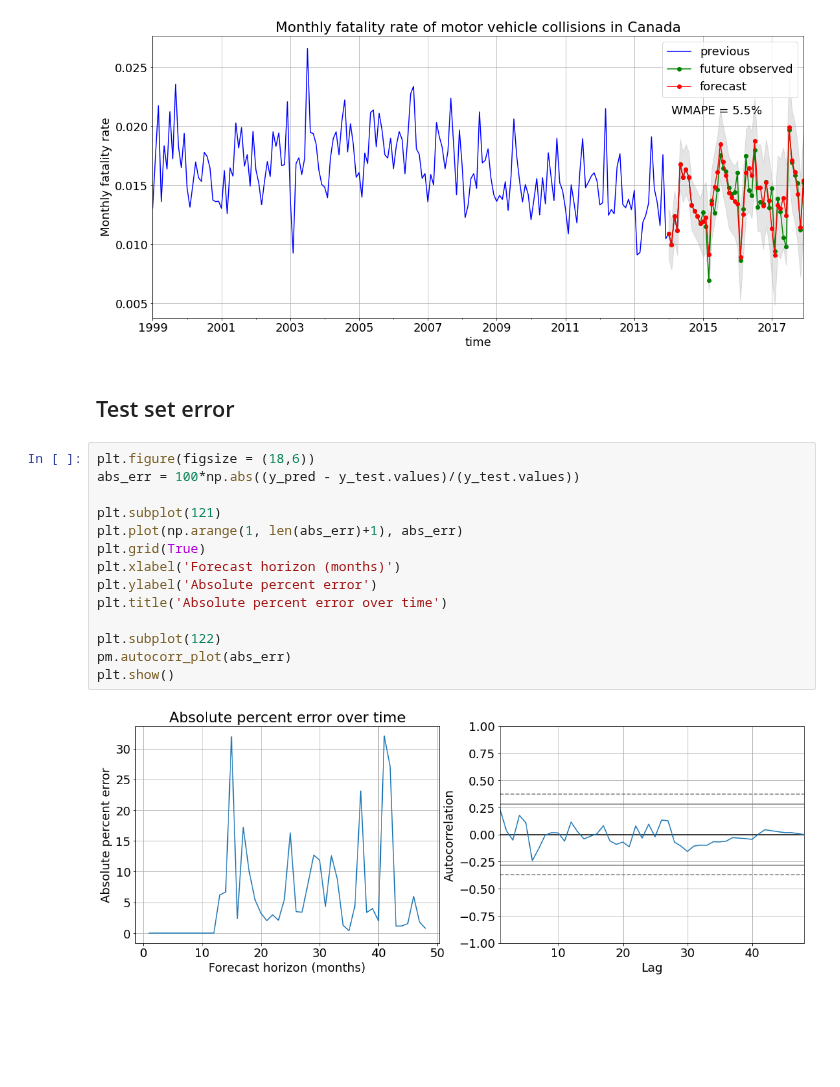
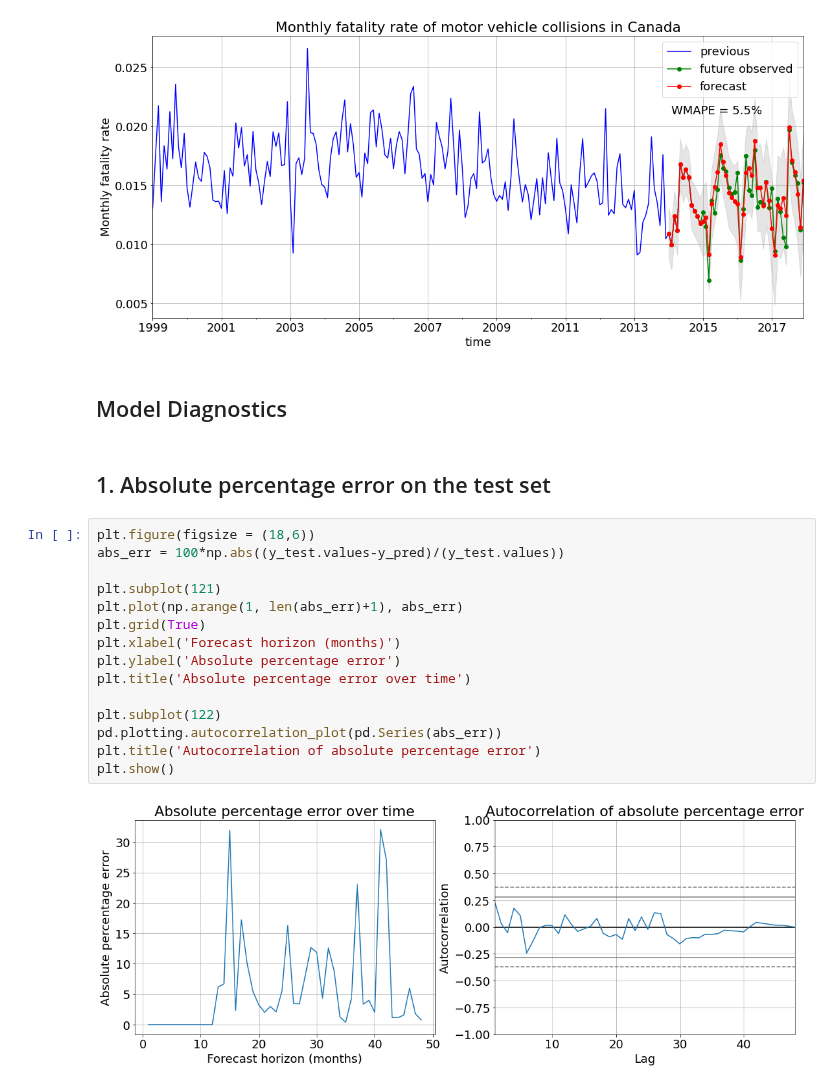
Before and after one commit to Owerre/Time-Series-Forecasting, a Jupyter notebook: fatality-forecast/notebooks/03-auto_arima.ipynb, the cells around one changed output. Cells and saved outputs as stored; diff of their text form; blank space fills up the shorter version.

```diff
--- a/fatality-forecast/notebooks/03-auto_arima.ipynb
+++ b/fatality-forecast/notebooks/03-auto_arima.ipynb
@@ -195,22 +195,25 @@ plt.savefig('../images/fig.png')
 plt.show()
 # %% [output]
 [figure]
-# %% [markdown]
-## Test set error
+# %% [markdown]
+## Model Diagnostics
+# %% [markdown]
+## 1. Absolute percentage error on the test set
 # %%
 plt.figure(figsize = (18,6))
-abs_err = 100*np.abs((y_pred - y_test.values)/(y_test.values))
+abs_err = 100*np.abs((y_test.values-y_pred)/(y_test.values))
 
 plt.subplot(121)
 plt.plot(np.arange(1, len(abs_err)+1), abs_err)
 plt.grid(True)
 plt.xlabel('Forecast horizon (months)')
-plt.ylabel('Absolute percent error')
-plt.title('Absolute percent error over time')
+plt.ylabel('Absolute percentage error')
+plt.title('Absolute percentage error over time')
 
 plt.subplot(122)
-pm.autocorr_plot(abs_err)
+pd.plotting.autocorrelation_plot(pd.Series(abs_err))
+plt.title('Autocorrelation of absolute percentage error')
 plt.show()
 # %% [output]
-[figure, old version]
+[figure, new version]
 # %% [markdown]
```
Also changed, not shown: parts of 2 cells of this notebook, 4 other files.
